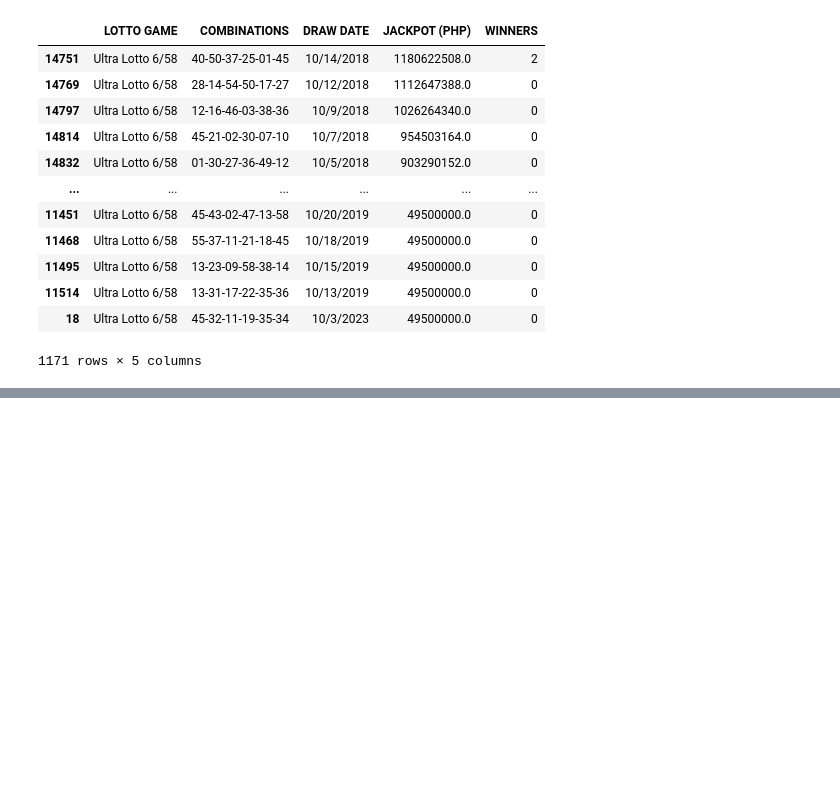
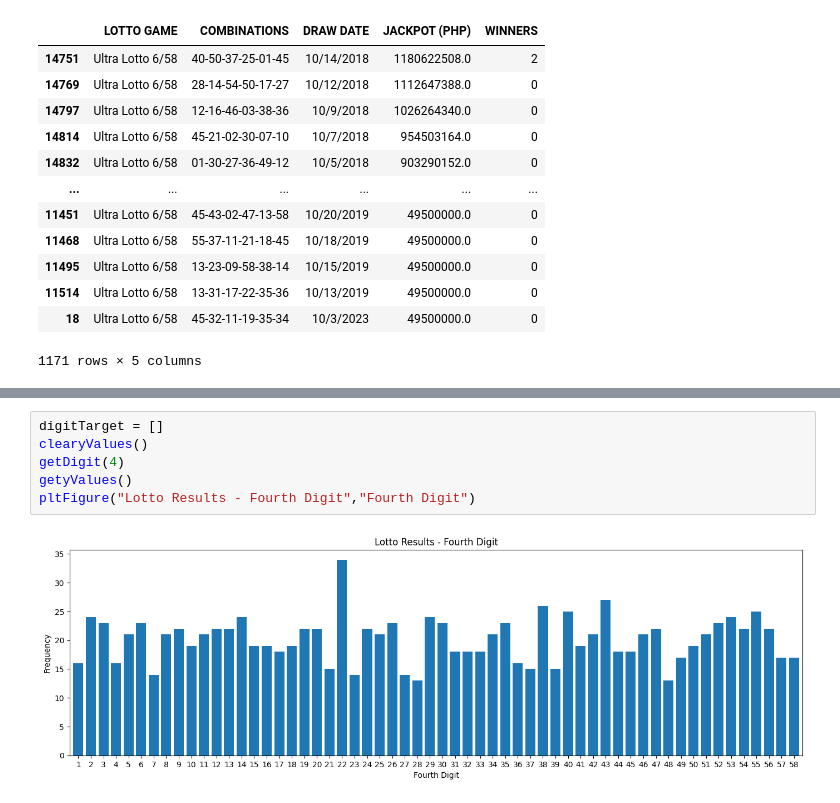
Before and after one commit to cl-ud9/pcso-web-scraper, a Jupyter notebook: pcso_analysis.ipynb, the cells around one changed output, grey strips where cells are left out. Saved outputs shown, nothing was run; the diff lists cells and outputs as text; blank space fills up the shorter version.

```diff
--- a/pcso_analysis.ipynb
+++ b/pcso_analysis.ipynb
@@ -95,0 +163,8 @@ dfSortedULotto
+# %%
+digitTarget = []
+clearyValues()
+getDigit(4)
+getyValues()
+pltFigure("Lotto Results - Fourth Digit","Fourth Digit")
+# %% [output]
+[figure, added]
```
Also changed, not shown: parts of 18 cells of this notebook.
